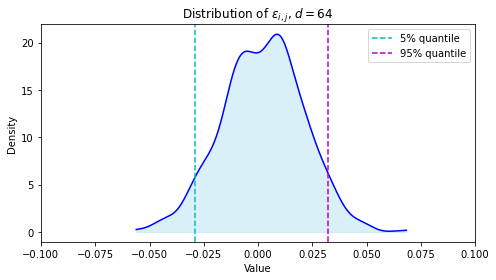
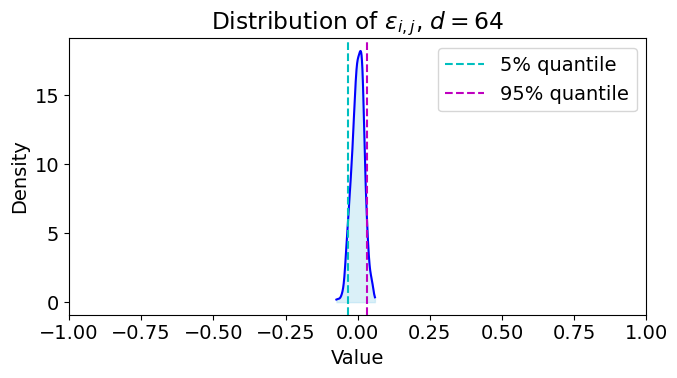
Unified diff of the notebook cell whose output changed from the first chart to the second:
--- before
+++ after
@@ -1,4 +1,7 @@
 from scipy.stats import gaussian_kde
 
+
+# Set global font size
+plt.rcParams.update({'font.size': 14})
 
 # Get non-diagonal elements of covariance matrices
@@ -29,8 +32,9 @@
 plt.axvline(q95, color='m', linestyle='--', label='95% quantile')
 plt.title(r'Distribution of $\epsilon_{i, j}$, $d=64$')
-plt.xlim(-0.10, 0.10)
+plt.xlim(-1, 1)
 plt.xlabel('Value')
 plt.ylabel('Density')
 plt.legend()
 plt.tight_layout()
+plt.savefig('vector_rank_quality_MoG_64D.png', dpi=300)
 plt.show()

Commit: further ablations on vector rank quality